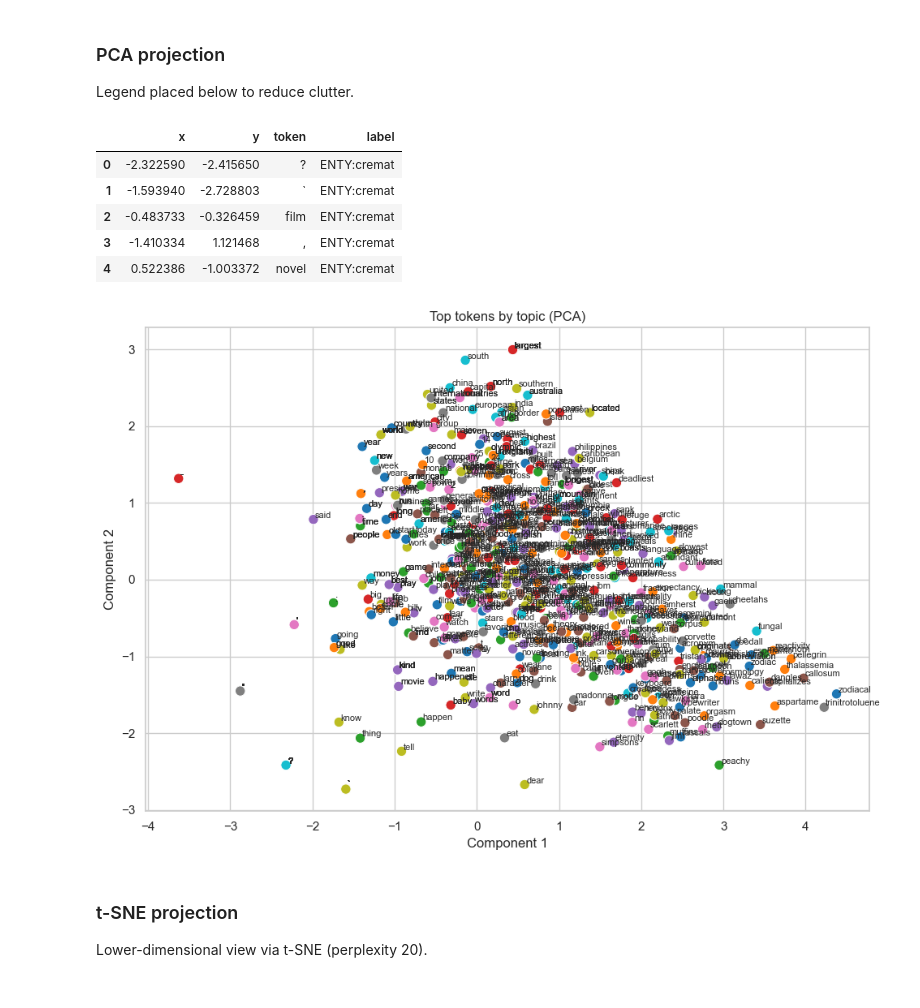
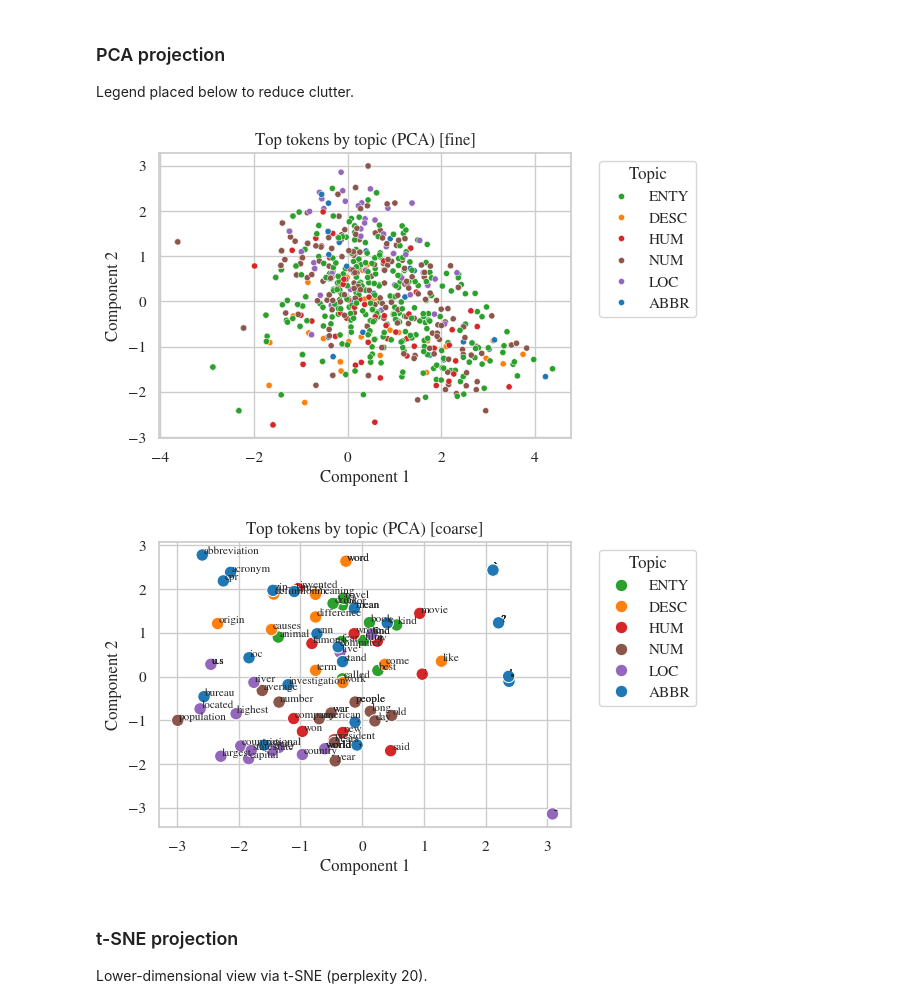
Before and after one commit to JonssonAlexander/NLP_Project_group45, a Jupyter notebook: 01_embeddings.ipynb, the cells around one changed output. Cells and saved outputs as stored; diff of their text form; code cells hidden in the pictures.

Commit message:
changed plots in 01 and added locale settings to plots

```diff
--- a/01_embeddings.ipynb
+++ b/01_embeddings.ipynb
@@ -32,11 +50,15 @@ len(splits.train), len(splits.validation), len(splits.test)
 - Reuse `build_vocabulary_report` for corpus statistics.
 - Persist intermediate artifacts (e.g., token frequencies) under `logs/` for reproducibility.
 # %%
-vocab_report = build_vocabulary_report(
-    tokenised_dataset=splits.train,
-    min_freq=data_config.vocabulary_min_freq,
-    specials=data_config.vocabulary_specials,
-)
+vocab_reports = {
+    name: build_vocabulary_report(
+        tokenised_dataset=variant['splits'].train,
+        min_freq=variant['config'].vocabulary_min_freq,
+        specials=variant['config'].vocabulary_specials,
+    )
+    for name, variant in variants.items()
+}
+vocab_report = vocab_reports[active_variant]
 vocab_report.summary()
 # %% [output]
 {'documents': 4361,
@@ -93,7 +122,11 @@ Tabular view before plotting for clarity.
 # %%
 import pandas as pd
 
-per_label_df = pd.DataFrame(oov_report.per_label_summary())
+per_label_frames = {
+    name: pd.DataFrame(report.per_label_summary())
+    for name, report in oov_reports.items()
+}
+per_label_df = per_label_frames[active_variant]
 per_label_df
 # %% [output]
 |  | label | unique_oov_words | oov_token_occurrences |
@@ -163,25 +212,43 @@ top_tokens = top_tokens_by_label(
 ### PCA projection
 Legend placed below to reduce clutter.
 # %%
-projection_frame_pca, _, _ = plot_top_tokens_projection(
-    tokens_by_label=top_tokens,
-    vocabulary=vocab_report.vocabulary,
-    embedding_matrix=embedding_result.matrix,
+from src.plotting import plot_top_tokens_projection
+
+variant_to_plot = active_variant
+projection_frame_pca, fig_pca, ax_pca = plot_top_tokens_projection(
+    tokens_by_label=top_tokens_map[variant_to_plot],
+    vocabulary=vocab_reports[variant_to_plot].vocabulary,
+    embedding_matrix=embedding_results[variant_to_plot].matrix,
     method="pca",
-    title="Top tokens by topic (PCA)",
-    output_path=Path("plots/part1_top_tokens_pca.png"),
+    title=f"Top tokens by topic (PCA) [{variant_to_plot}]",
+    output_path=Path(f"plots/part1_top_tokens_pca_{variant_to_plot}.png"),
+    annotate_tokens=False,
+    legend_location="right",
+    figure_fraction=1,
+    label_palette=label_palettes[variant_to_plot],
+    legend_label_map=legend_label_maps[variant_to_plot],
+    point_size=20
+)
+
+
+variant_to_plot = 'coarse'
+projection_frame_pca, fig_pca, ax_pca = plot_top_tokens_projection(
+    tokens_by_label=top_tokens_map[variant_to_plot],
+    vocabulary=vocab_reports[variant_to_plot].vocabulary,
+    embedding_matrix=embedding_results[variant_to_plot].matrix,
+    method="pca",
+    title=f"Top tokens by topic (PCA) [{variant_to_plot}]",
+    output_path=Path(f"plots/part1_top_tokens_pca_{variant_to_plot}.png"),
     annotate_tokens=True,
-    legend_location="none",
+    legend_location="right",
+    figure_fraction=1,
+    label_palette=label_palettes[variant_to_plot],
+    legend_label_map=legend_label_maps[variant_to_plot],
+    point_size = 80
 )
-projection_frame_pca.head()
 # %% [output]
-|  | x | y | token | label |
-| 0 | -2.322590 | -2.415650 | ? | ENTY:cremat |
-| 1 | -1.593940 | -2.728803 | ` | ENTY:cremat |
-| 2 | -0.483733 | -0.326459 | film | ENTY:cremat |
-| 3 | -1.410334 | 1.121468 | , | ENTY:cremat |
-| 4 | 0.522386 | -1.003372 | novel | ENTY:cremat |
-[figure, old version]
+[figure, new version]
+[figure, added]
 # %% [markdown]
 ### t-SNE projection
 Lower-dimensional view via t-SNE (perplexity 20).
```
Also changed, not shown: parts of 5 cells of this notebook, 1 other file.
